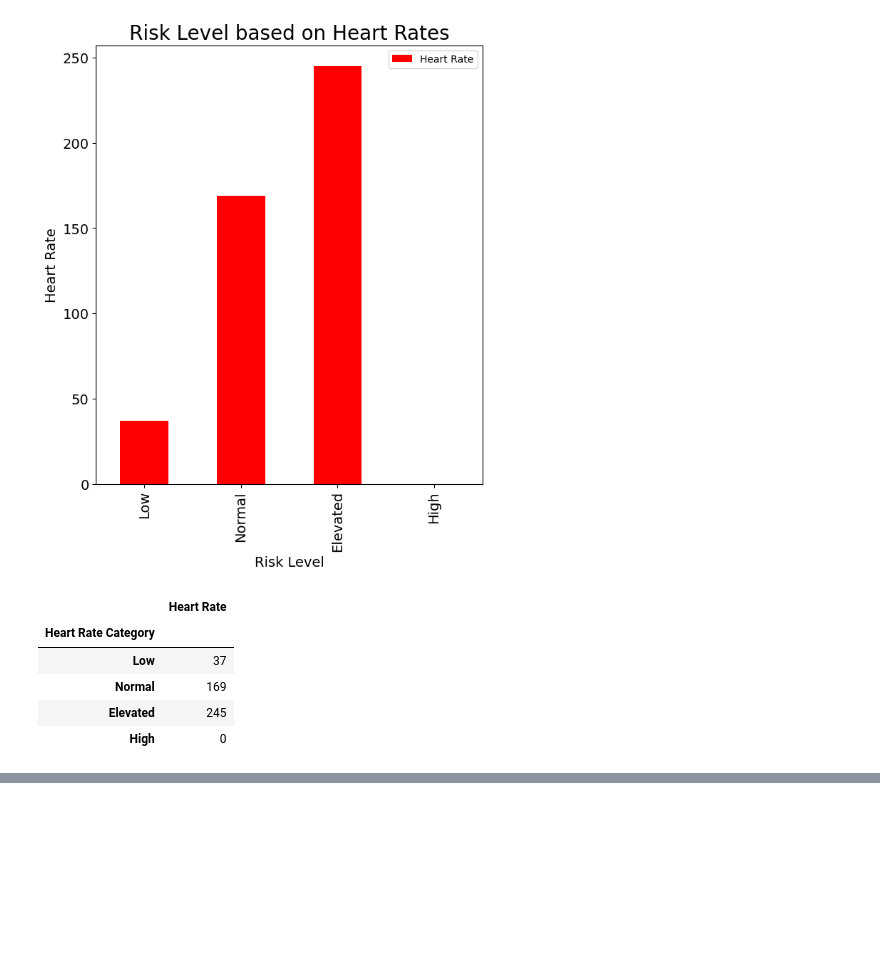
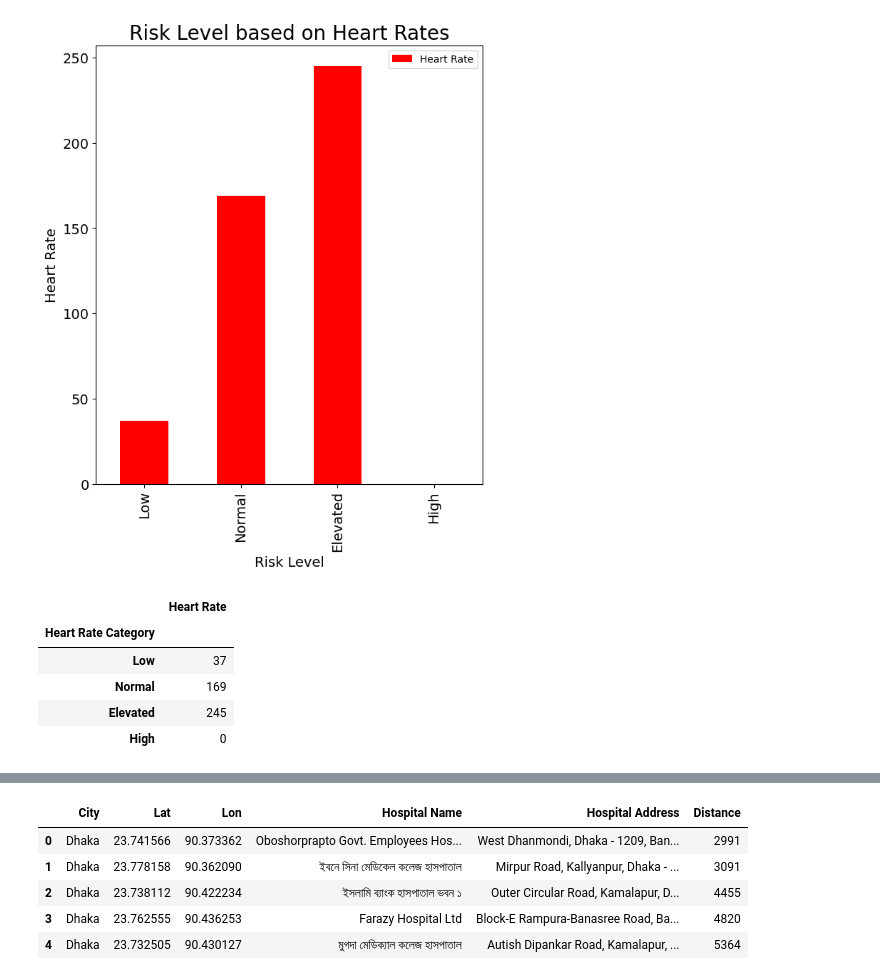
Before and after one commit to larissarmourap/Project1group3, a Jupyter notebook: project1.ipynb, the cells around one changed output, grey strips where cells are left out. Saved outputs shown, nothing was run; the diff lists cells and outputs as text; code cells hidden in the pictures; blank space fills up the shorter version.

```diff
--- a/project1.ipynb
+++ b/project1.ipynb
@@ -560,19 +607,26 @@ for place in places_data["features"]:
 # %%
 # Create hospital dataframe
 coordinates = {
-    "City": ["Kerala", "Kerala", "Kerala", "Kerala", "Kerala"],
-    "Lat": [8.479342199392441, 8.47603369939241, 8.464635699392291, 8.49497329939261, 8.496637199392634],
-    "Lon": [76.93387561412636, 76.94907182172824, 76.95357686639004, 76.93096842255187, 76.94844025],
-    "Hospital Name": ["Government Siddha Hospital Vallakkadavu", "Modern Health Centre", "Government Ayurveda Dispensary", "Railway Hospital",
-                     "Government Ayurveda Dispensary Secretariat"],
-    "Hospital Address": ["Vallakkadavu Road, Eanchakkal, Thiruvananthapuram - 695024, India", "Attukal Konchiravila Road, Manacaud, Thiruvananthapuram - 695009, India",
-                         "Panavila road, Kallattumukku, Thiruvananthapuram - 695001, India", "Railway hospital Road, Pettah, Thiruvananthapuram - 695024, India",
-                         "Mahatma Gandhi Road, Pulimoodu, Thiruvananthapuram - 695001, Kerala, India"],
-    "Distance": [1413, 2280, 2556, 3068, 3840]
+    "City": ["Dhaka", "Dhaka", "Dhaka", "Dhaka", "Dhaka"],
+    "Lat": [23.741566300348502, 23.77815795034638, 23.738112200348695, 23.762554900347293, 23.73250470034902],
+    "Lon": [90.3733623, 90.3620900908216, 90.42223350501197, 90.4362531, 90.43012678333332],
+    "Hospital Name": ["Oboshorprapto Govt. Employees Hospital", "ইবনে সিনা মেডিকেল কলেজ হাসপাতাল", "ইসলামি ব্যাংক হাসপাতাল ভবন ১", "Farazy Hospital Ltd",
+                     "মুগদা মেডিক্যাল কলেজ হাসপাতাল"],
+    "Hospital Address": ["West Dhanmondi, Dhaka - 1209, Bangladesh", "Mirpur Road, Kallyanpur, Dhaka - 1207, Bangladesh",
+                         "Outer Circular Road, Kamalapur, Dhaka - 1203, Bangladesh", "Block-E Rampura-Banasree Road, Banasree, Dhaka - 1219, Bangladesh",
+                         "Autish Dipankar Road, Kamalapur, Dhaka - 1214, Bangladesh"],
+    "Distance": [2991, 3091, 4455, 4820, 5364]
 }
 
 coordinates_df = pd.DataFrame(coordinates)
 coordinates_df
+# %% [output]
+|  | City | Lat | Lon | Hospital Name | Hospital Address | Distance |
+| 0 | Dhaka | 23.741566 | 90.373362 | Oboshorprapto Govt. Employees Hos... | West Dhanmondi, Dhaka - 1209, Ban... | 2991 |
+| 1 | Dhaka | 23.778158 | 90.362090 | ইবনে সিনা মেডিকেল কলেজ হাসপাতাল | Mirpur Road, Kallyanpur, Dhaka - ... | 3091 |
+| 2 | Dhaka | 23.738112 | 90.422234 | ইসলামি ব্যাংক হাসপাতাল ভবন ১ | Outer Circular Road, Kamalapur, D... | 4455 |
+| 3 | Dhaka | 23.762555 | 90.436253 | Farazy Hospital Ltd | Block-E Rampura-Banasree Road, Ba... | 4820 |
+| 4 | Dhaka | 23.732505 | 90.430127 | মুগদা মেডিক্যাল কলেজ হাসপাতাল | Autish Dipankar Road, Kamalapur, ... | 5364 |
 # %%
 # Configure the map
 map_plot_1 = coordinates_df.hvplot.points(
```
Also changed, not shown: parts of 29 cells of this notebook, 10 other files.
